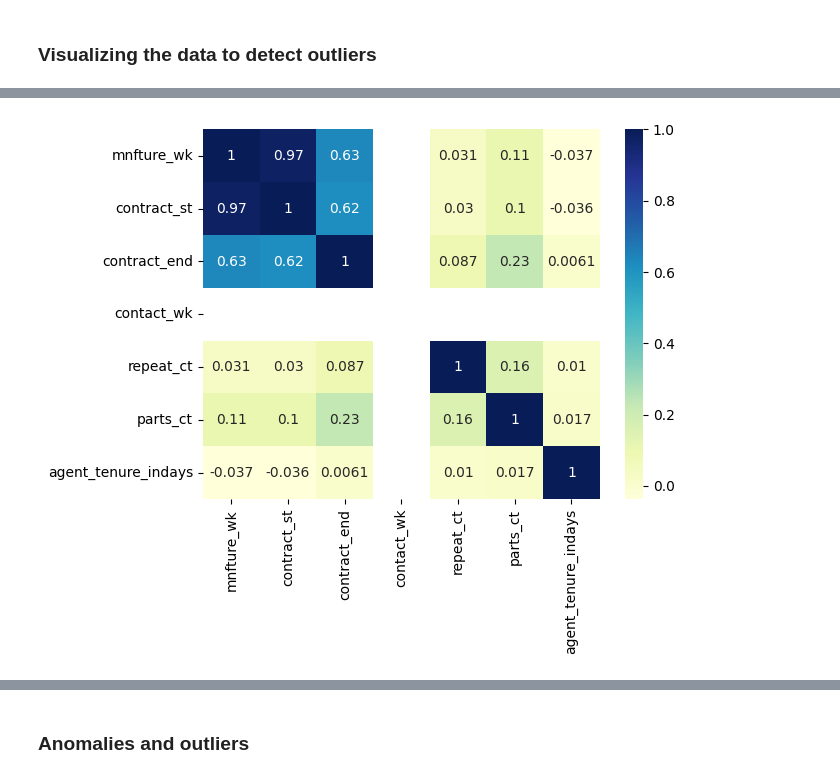
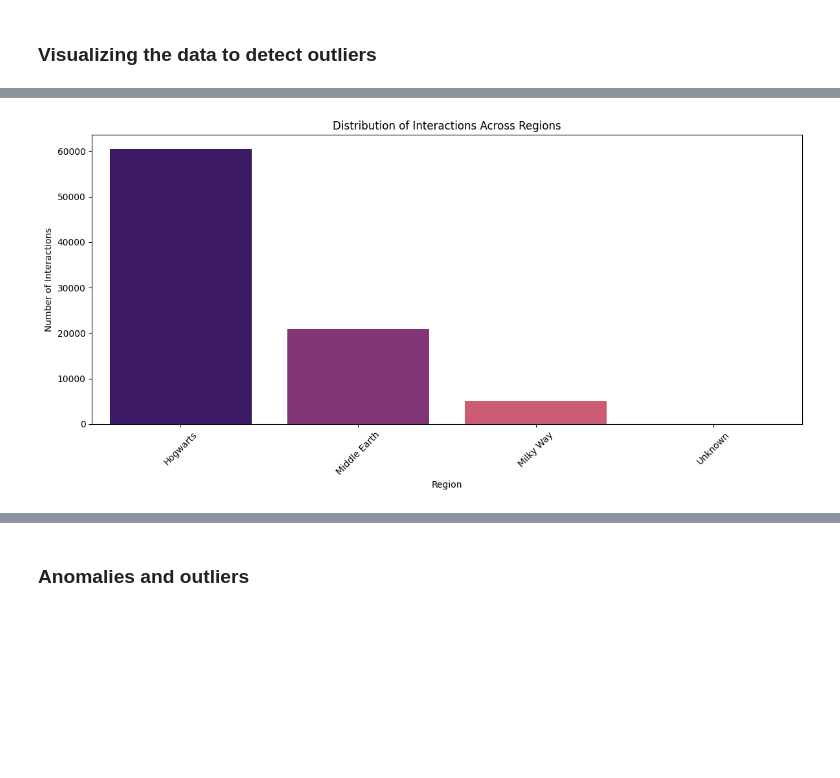
Before and after one commit to shthakur19/dell, a Jupyter notebook: dell_sol.ipynb, the cells around one changed output, grey strips where cells are left out. Drawn from its saved outputs; the diff is of its cells as text; code cells hidden in the pictures; blank space fills up the shorter version.

```diff
--- a/dell_sol.ipynb
+++ b/dell_sol.ipynb
@@ -14,7 +16,7 @@ import datetime
 # %%
 # loading the data
-df = pd.read_csv('Dell_ADSE_DS_DE_MLE_dataset.csv')
-df.head()
+original_data = pd.read_csv('Dell_ADSE_DS_DE_MLE_dataset.csv')
+original_data.head()
 # %% [output]
 |  | asst_id | product_type | mnfture_wk | contract_st | contract_end | contact_wk | contact_type | issue_type | ... |
 | 0 | 0 | Laptops | 201726 | 201726 | 202125 | 201840 | Voice | NaN | ... |
@@ -517,6 +473,0 @@ plt.show()
-# %%
-corr = df[numerical_cols].corr()
-sns.heatmap(corr, annot=True, cmap="YlGnBu")
-plt.show()
-# %% [output]
-[figure, removed]
@@ -522,0 +477,13 @@ plt.show()
+# %%
+# Distribution of issues across regions
+plt.figure(figsize=(12, 6))
+region_counts = df['region'].value_counts()
+sns.barplot(x=region_counts.index, y=region_counts.values, palette="magma")
+plt.title('Distribution of Interactions Across Regions')
+plt.ylabel('Number of Interactions')
+plt.xlabel('Region')
+plt.xticks(rotation=45)
+plt.tight_layout()
+plt.show()
+# %% [output]
+[figure, added]
```
Also changed, not shown: parts of 116 cells of this notebook.
